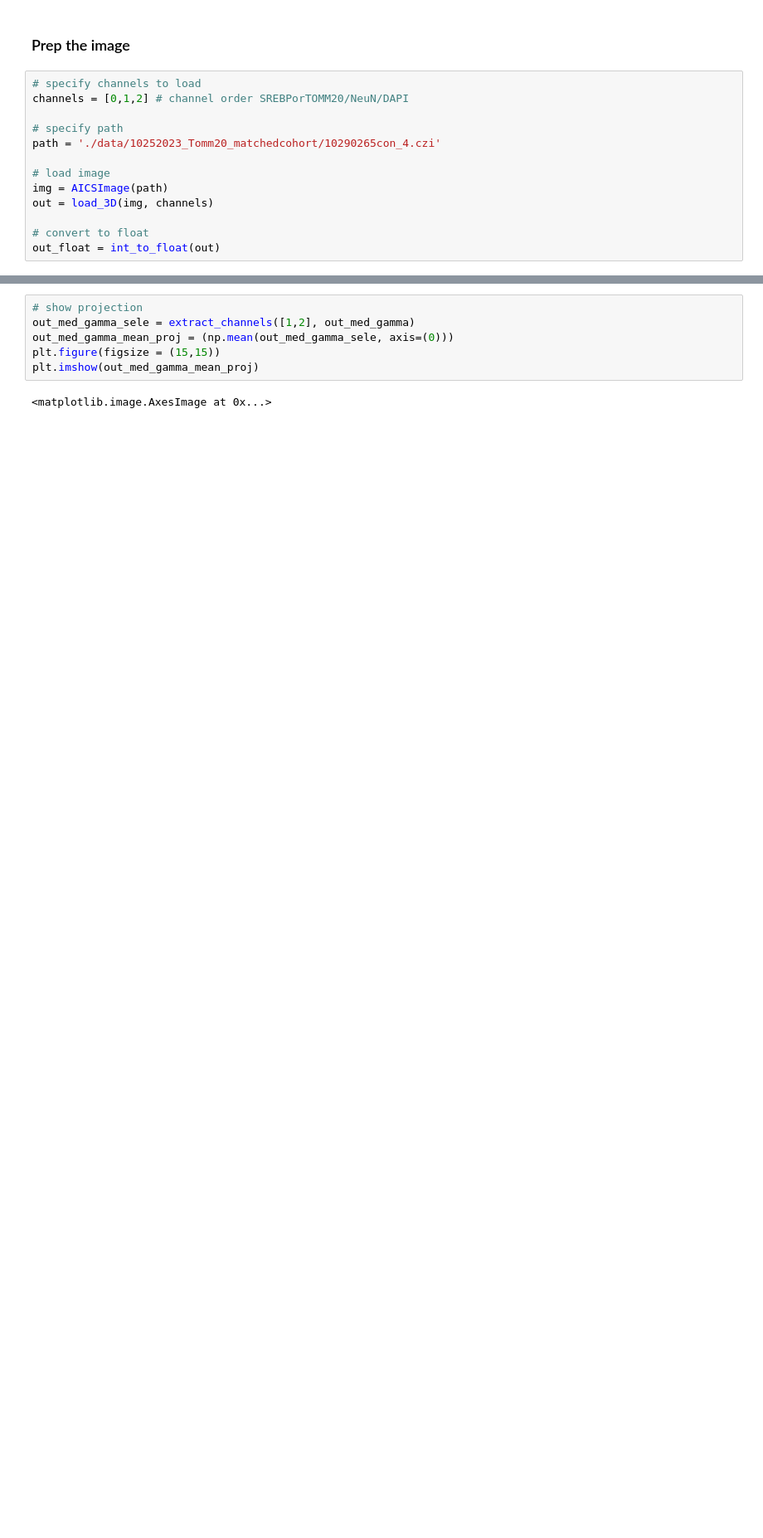
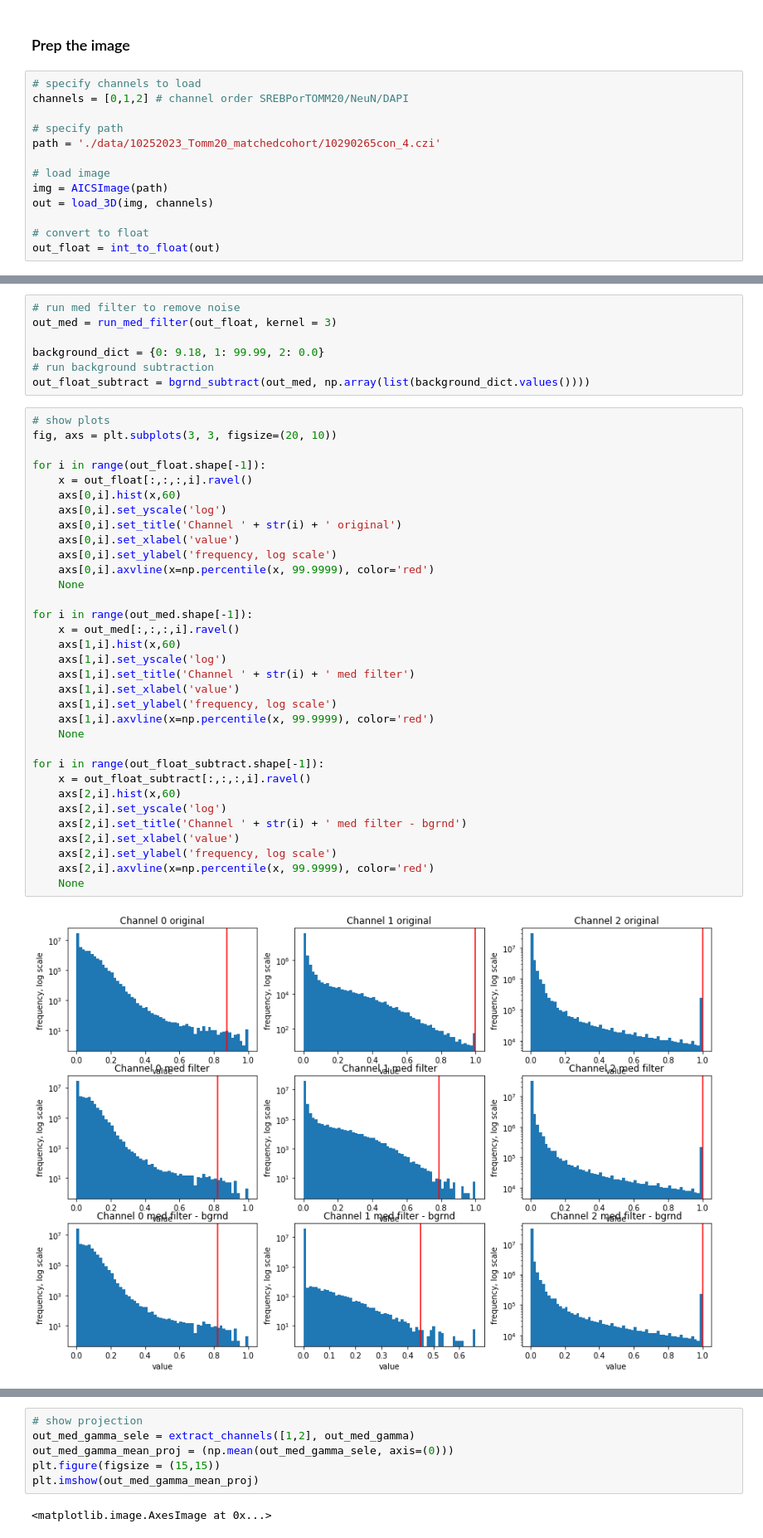
Before and after one commit to djunamay/confocalQuant, a Jupyter notebook: pipeline.ipynb, the cells around one changed output, grey strips where cells are left out. Shown at 83% size. Cells and saved outputs as stored; diff of their text form; blank space fills up the shorter version.

Commit message:
adding hist

```diff
--- a/pipeline.ipynb
+++ b/pipeline.ipynb
@@ -65 +57,43 @@ VBox(children=(SelectMultiple(description='Show:', index=(1,), options=(0, 1, 2)
+# %%
+# run med filter to remove noise
+out_med = run_med_filter(out_float, kernel = 3)
+
+background_dict = {0: 9.18, 1: 99.99, 2: 0.0}
+# run background subtraction
+out_float_subtract = bgrnd_subtract(out_med, np.array(list(background_dict.values())))
+# %%
+# show plots
+fig, axs = plt.subplots(3, 3, figsize=(20, 10))
+
+for i in range(out_float.shape[-1]):
+    x = out_float[:,:,:,i].ravel()
+    axs[0,i].hist(x,60)
+    axs[0,i].set_yscale('log')
+    axs[0,i].set_title('Channel ' + str(i) + ' original')
+    axs[0,i].set_xlabel('value')
+    axs[0,i].set_ylabel('frequency, log scale')
+    axs[0,i].axvline(x=np.percentile(x, 99.9999), color='red')
+    None
+
+for i in range(out_med.shape[-1]):
+    x = out_med[:,:,:,i].ravel()
+    axs[1,i].hist(x,60)
+    axs[1,i].set_yscale('log')
+    axs[1,i].set_title('Channel ' + str(i) + ' med filter')
+    axs[1,i].set_xlabel('value')
+    axs[1,i].set_ylabel('frequency, log scale')
+    axs[1,i].axvline(x=np.percentile(x, 99.9999), color='red')
+    None
+
+for i in range(out_float_subtract.shape[-1]):
+    x = out_float_subtract[:,:,:,i].ravel()
+    axs[2,i].hist(x,60)
+    axs[2,i].set_yscale('log')
+    axs[2,i].set_title('Channel ' + str(i) + ' med filter - bgrnd')
+    axs[2,i].set_xlabel('value')
+    axs[2,i].set_ylabel('frequency, log scale')
+    axs[2,i].axvline(x=np.percentile(x, 99.9999), color='red')
+    None
+# %% [output]
+[figure, added]
 # %%
```
Also changed, not shown: parts of 6 cells of this notebook, 1 other file.
